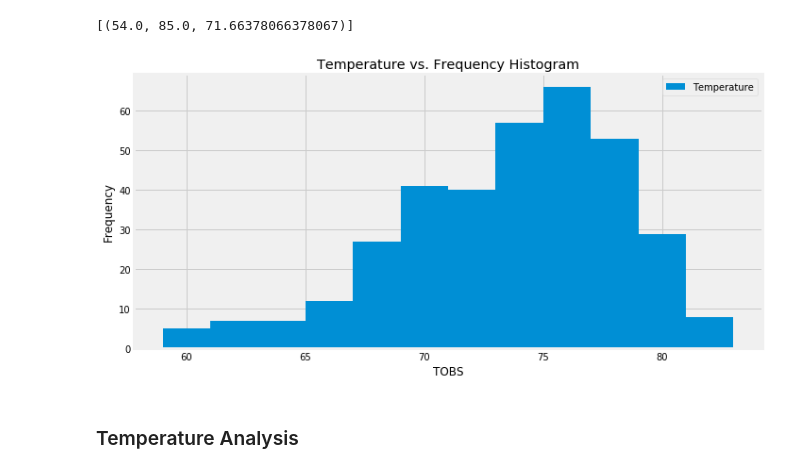
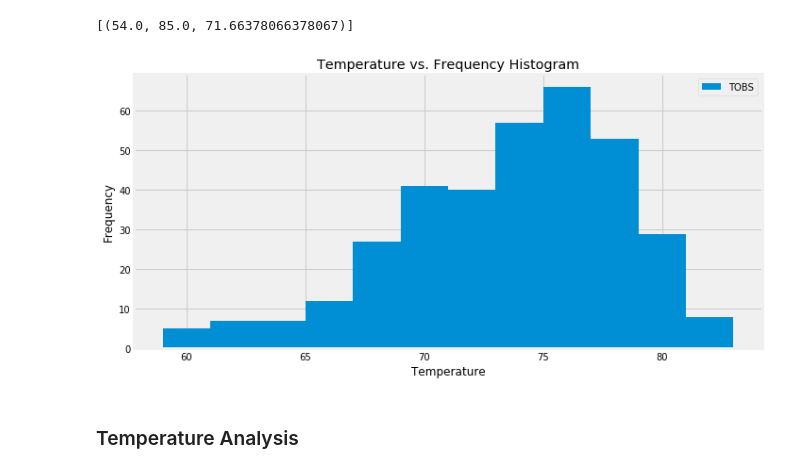
Before and after one commit to bigbluey/Surfs-Up, a Jupyter notebook: Climate Analysis.ipynb, the cells around one changed output. Drawn from its saved outputs; the diff is of its cells as text; code cells hidden in the pictures.

```diff
--- a/Climate Analysis.ipynb
+++ b/Climate Analysis.ipynb
@@ -137,23 +137,23 @@ min_max_avg_temp
 # %%
 # Choose the Station with the Highest Number of Temperature Observations
 # Design a Query to Retrieve the Last 12 Months of Temperature Observation Data for this Station
 tobs_data = session.query(Measurement.tobs).\
     filter(Measurement.date >= one_year_ago).\
     filter(Measurement.station == "USC00519281").\
     order_by(Measurement.date).all()
 
 # Save the Query Results as a Pandas DataFrame
-tobs_data = pd.DataFrame(tobs_data, columns=["Temperature"])
+tobs_data = pd.DataFrame(tobs_data, columns=["TOBS"])
 
 # Plot the Results as a Histogram with `bins=12`
 tobs_data.plot.hist(bins=12, title="Temperature vs. Frequency Histogram", figsize=(10,5))
-plt.xlabel("TOBS")
+plt.xlabel("Temperature")
 plt.legend(loc="upper right")
 plt.tight_layout()
 plt.savefig("Images/temperature_vs_frequency.png")
 plt.show()
 # %% [output]
-[figure, old version]
+[figure, new version]
 # %% [markdown]
 ### Temperature Analysis
 # %%
```
Also changed, not shown: 1 other file.
